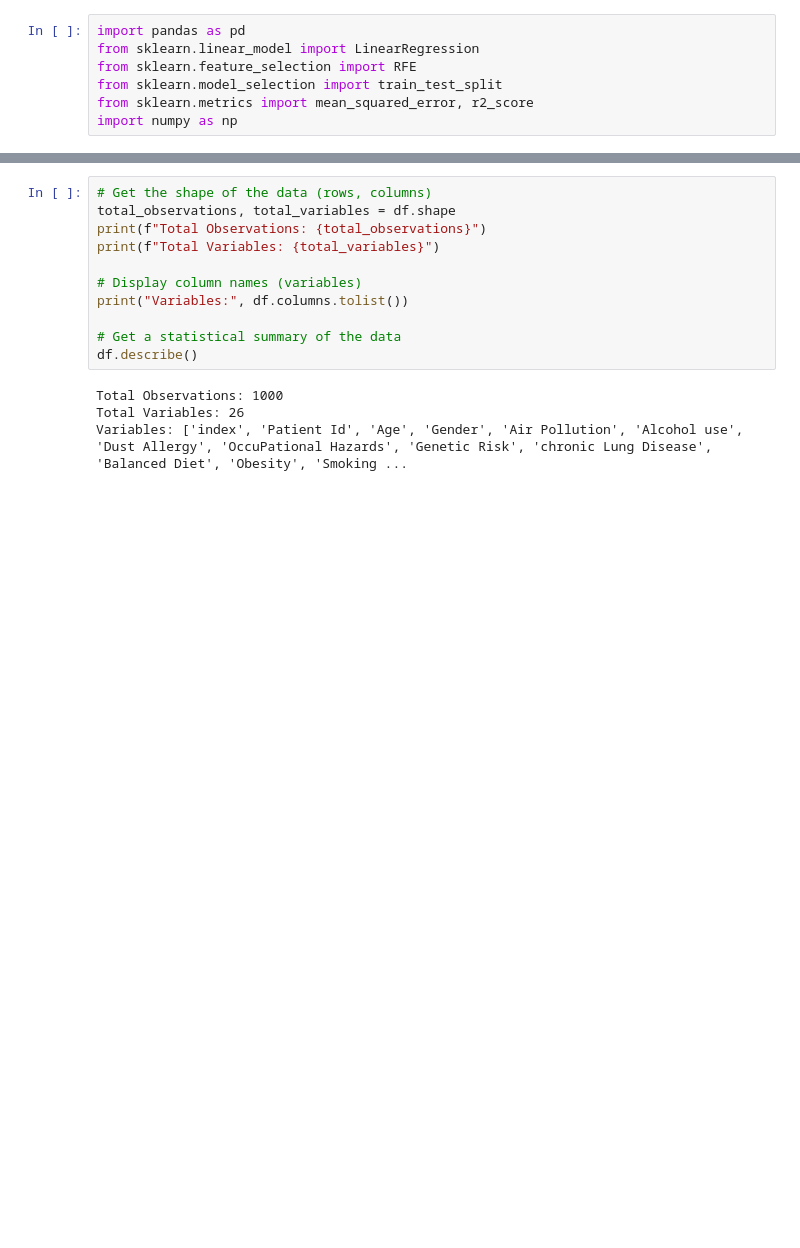
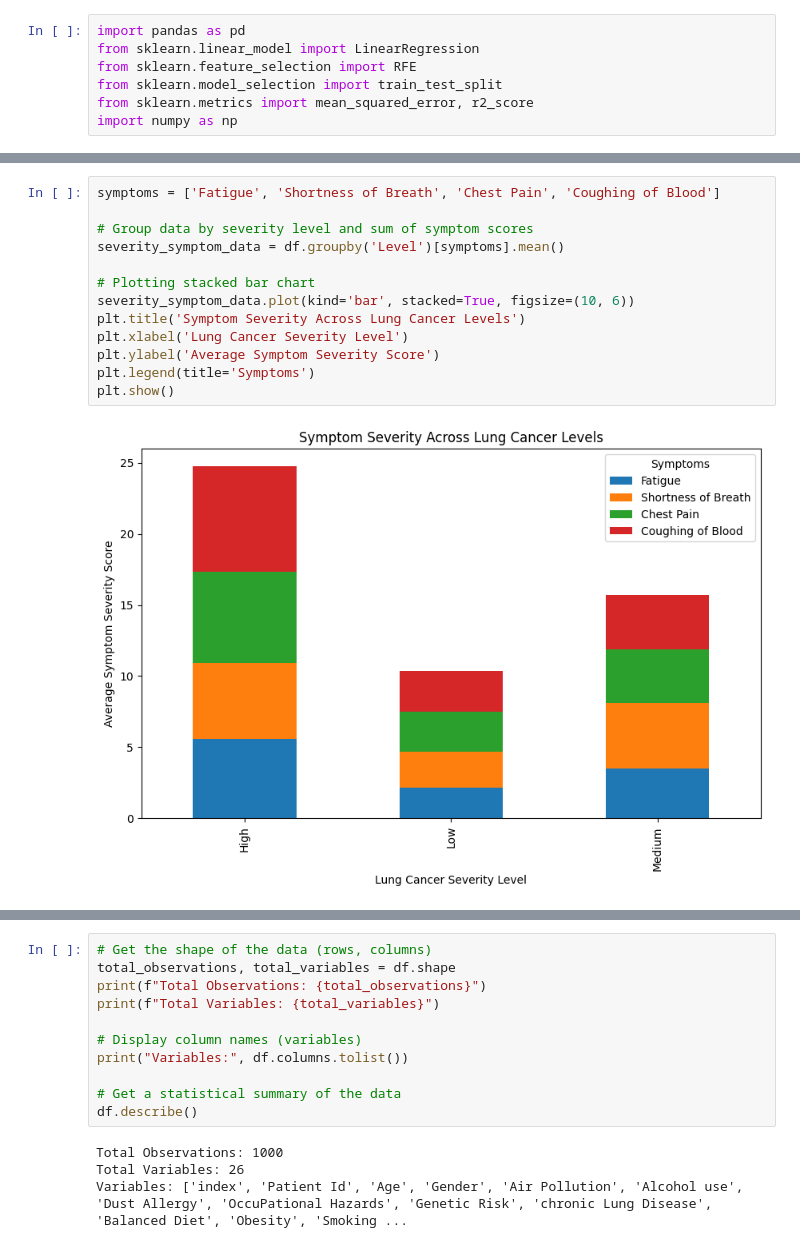
Before and after one commit to PAnhHNguyen/AI4ALL-Cancer-Severity-Prediction, a Jupyter notebook: Lung Cancer Severity Prediction.ipynb, the cells around one changed output, grey strips where cells are left out. Drawn from its saved outputs; the diff is of its cells as text; blank space fills up the shorter version.

```diff
--- a/Lung Cancer Severity Prediction.ipynb
+++ b/Lung Cancer Severity Prediction.ipynb
@@ -18,0 +44,15 @@ df.head()
+# %%
+symptoms = ['Fatigue', 'Shortness of Breath', 'Chest Pain', 'Coughing of Blood']
+
+# Group data by severity level and sum of symptom scores
+severity_symptom_data = df.groupby('Level')[symptoms].mean()
+
+# Plotting stacked bar chart
+severity_symptom_data.plot(kind='bar', stacked=True, figsize=(10, 6))
+plt.title('Symptom Severity Across Lung Cancer Levels')
+plt.xlabel('Lung Cancer Severity Level')
+plt.ylabel('Average Symptom Severity Score')
+plt.legend(title='Symptoms')
+plt.show()
+# %% [output]
+[figure, added]
```
Also changed, not shown: parts of 6 cells of this notebook, 1 other file.
